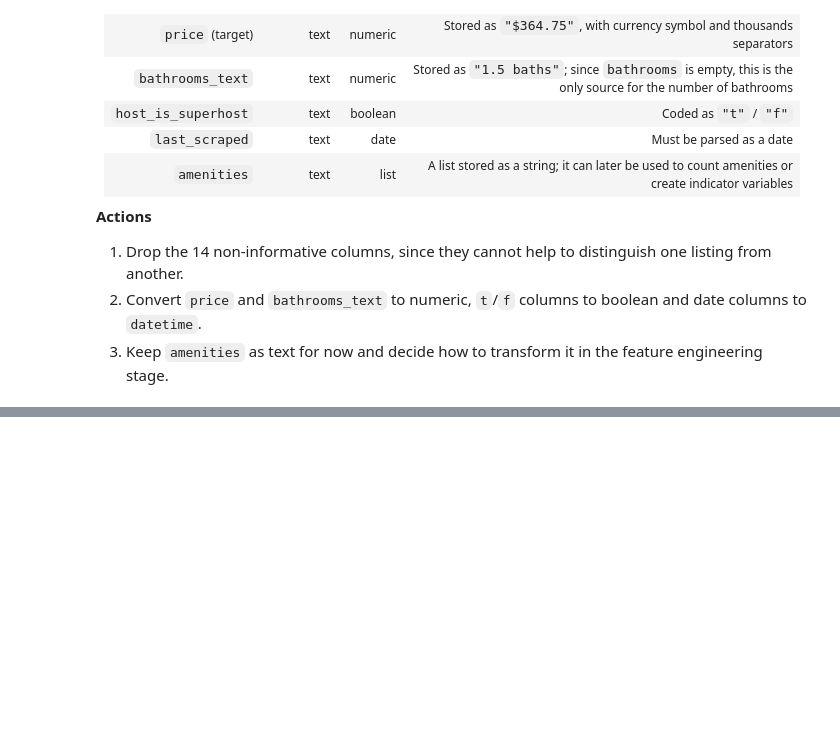
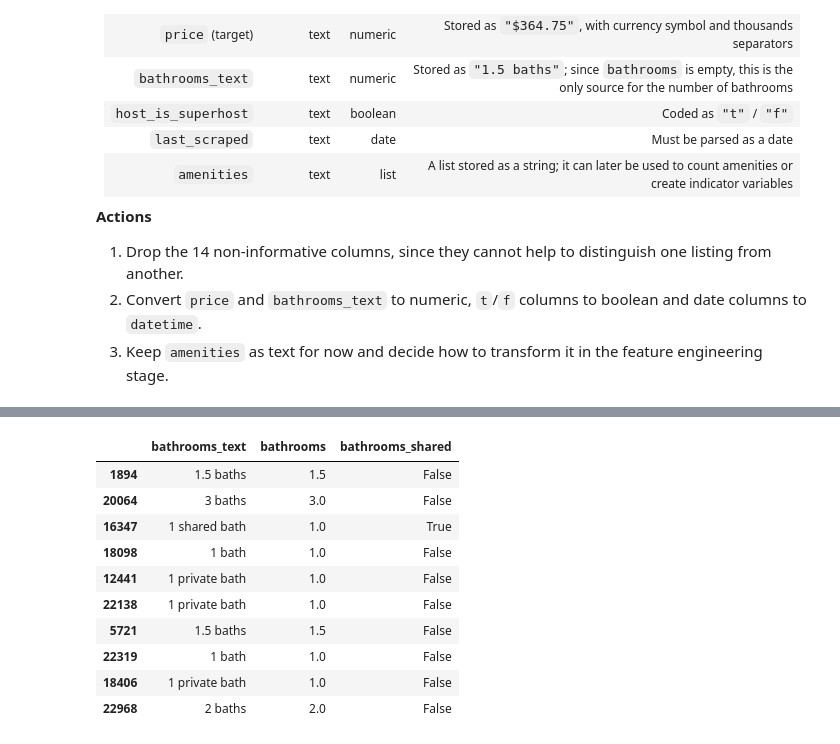
Before and after one commit to PabloMonteroRuiz/machine-learning-airbnb, a Jupyter notebook: notebooks/00_data_loading_and_types.ipynb, the cells around one changed output, grey strips where cells are left out. Saved outputs shown, nothing was run; the diff lists cells and outputs as text; code cells hidden in the pictures; blank space fills up the shorter version.

```diff
--- a/notebooks/00_data_loading_and_types.ipynb
+++ b/notebooks/00_data_loading_and_types.ipynb
@@ -105,0 +108,4 @@ df[["price", "bathrooms_text", "host_is_superhost", "last_scraped", "amenities"]
+# %%
+cols_to_drop = n_unique[n_unique <= 1].index.tolist()
+df = df.drop(columns=cols_to_drop)
+df.shape
@@ -105,0 +114,8 @@ df[["price", "bathrooms_text", "host_is_superhost", "last_scraped", "amenities"]
+# %%
+df["price"] = (
+    df["price"]
+    .str.replace("$", "", regex=False)
+    .str.replace(",", "", regex=False)
+    .astype(float)
+)
+df["price"].describe()
@@ -105,0 +132,7 @@ df[["price", "bathrooms_text", "host_is_superhost", "last_scraped", "amenities"]
+# %%
+bool_cols = ["host_is_superhost", "host_has_profile_pic", "host_identity_verified", "has_availability"]
+
+for col in bool_cols:
+    df[col] = df[col].map({"t": True, "f": False}).astype("boolean")
+
+df[bool_cols].head()
@@ -105,0 +146,8 @@ df[["price", "bathrooms_text", "host_is_superhost", "last_scraped", "amenities"]
+# %%
+date_cols = ["last_scraped", "calendar_last_scraped", "first_review", "last_review",
+             "price_quote_checkin_date", "price_quote_checkout_date"]
+
+for col in date_cols:
+    df[col] = pd.to_datetime(df[col])
+
+df[date_cols].dtypes
@@ -105,0 +162,21 @@ df[["price", "bathrooms_text", "host_is_superhost", "last_scraped", "amenities"]
+# %%
+bt = df["bathrooms_text"].str.lower()
+
+df["bathrooms"] = bt.str.extract(r"(\d+\.?\d*)")[0].astype(float)
+df.loc[bt.str.contains("half-bath", na=False), "bathrooms"] = 0.5
+df.loc[bt.eq("no bathroom").fillna(False), "bathrooms"] = 0
+df["bathrooms_shared"] = bt.str.contains("shared", na=False)
+
+df[["bathrooms_text", "bathrooms", "bathrooms_shared"]].sample(10, random_state=0)
+# %% [output]
+|  | bathrooms_text | bathrooms | bathrooms_shared |
+| 1894 | 1.5 baths | 1.5 | False |
+| 20064 | 3 baths | 3.0 | False |
+| 16347 | 1 shared bath | 1.0 | True |
+| 18098 | 1 bath | 1.0 | False |
+| 12441 | 1 private bath | 1.0 | False |
+| 22138 | 1 private bath | 1.0 | False |
+| 5721 | 1.5 baths | 1.5 | False |
+| 22319 | 1 bath | 1.0 | False |
+| 18406 | 1 private bath | 1.0 | False |
+| 22968 | 2 baths | 2.0 | False |
```
Also changed, not shown: parts of 8 cells of this notebook.
